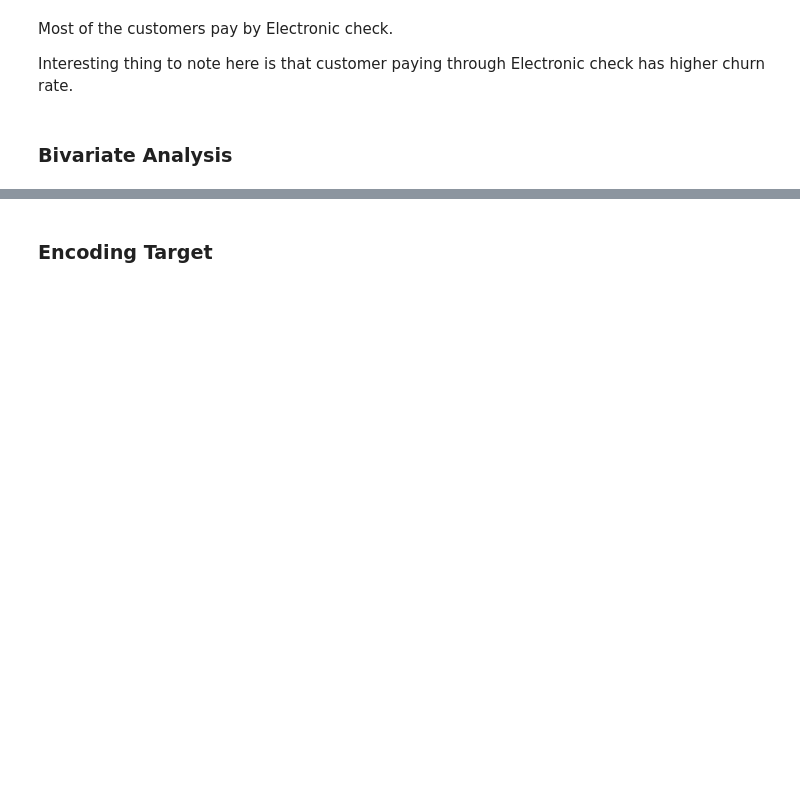
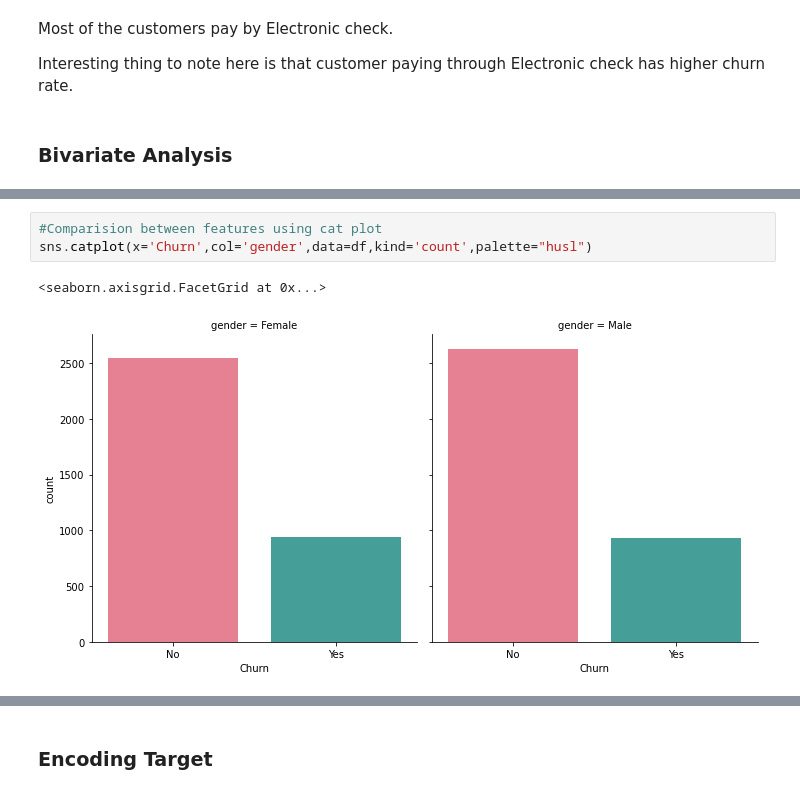
Before and after one commit to Aliakbar2/Datatrained, a Jupyter notebook: customer_churn_SOLVED.ipynb, the cells around one changed output, grey strips where cells are left out. Saved outputs shown, nothing was run; the diff lists cells and outputs as text; blank space fills up the shorter version.

```diff
--- a/customer_churn_SOLVED.ipynb
+++ b/customer_churn_SOLVED.ipynb
@@ -548,0 +527,6 @@ There is very less chance of getting loan approved for self employed applicants.
+# %%
+#Comparision between features using cat plot
+sns.catplot(x='Churn',col='gender',data=df,kind='count',palette="husl")
+# %% [output]
+<seaborn.axisgrid.FacetGrid at 0x...>
+[figure, added]
```
Also changed, not shown: parts of 75 cells of this notebook.
